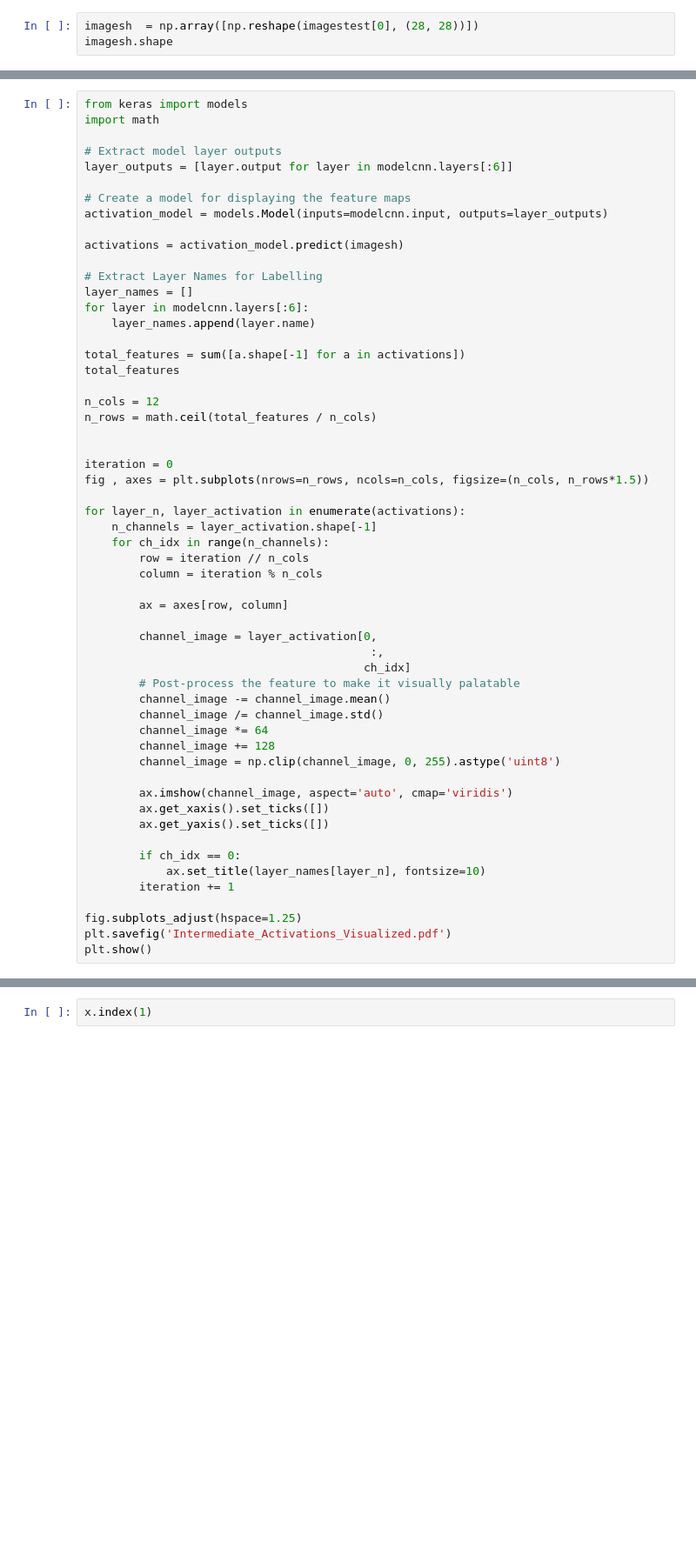
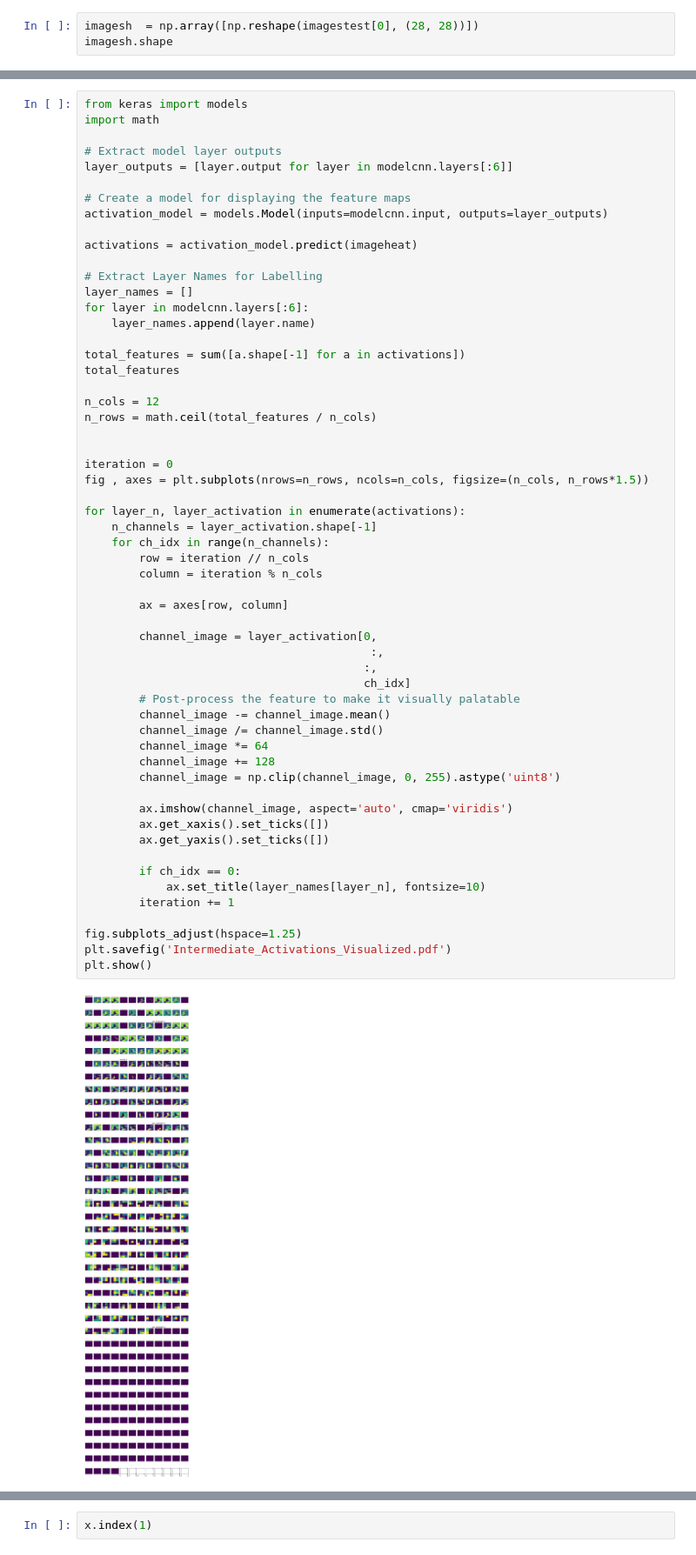
Before and after one commit to alex21738/Image_Classification-American_Sign_Language, a Jupyter notebook: ASL image classification.ipynb, the cells around one changed output, grey strips where cells are left out. Shown: that part at 87% size. Cells and saved outputs as stored; diff of their text form; blank space fills up the shorter version.

```diff
--- a/ASL image classification.ipynb
+++ b/ASL image classification.ipynb
@@ -331,7 +374,7 @@ layer_outputs = [layer.output for layer in modelcnn.layers[:6]]
 # Create a model for displaying the feature maps
 activation_model = models.Model(inputs=modelcnn.input, outputs=layer_outputs)
 
-activations = activation_model.predict(imagesh)
+activations = activation_model.predict(imageheat)
 
 # Extract Layer Names for Labelling
 layer_names = []
@@ -350,30 +393,33 @@ fig , axes = plt.subplots(nrows=n_rows, ncols=n_cols, figsize=(n_cols, n_rows*1.
 
 for layer_n, layer_activation in enumerate(activations):
     n_channels = layer_activation.shape[-1]
     for ch_idx in range(n_channels):
         row = iteration // n_cols
         column = iteration % n_cols
 
         ax = axes[row, column]
 
         channel_image = layer_activation[0,
                                           :,
+                                         :,
                                          ch_idx]
         # Post-process the feature to make it visually palatable
         channel_image -= channel_image.mean()
         channel_image /= channel_image.std()
         channel_image *= 64
         channel_image += 128
         channel_image = np.clip(channel_image, 0, 255).astype('uint8')
 
         ax.imshow(channel_image, aspect='auto', cmap='viridis')
         ax.get_xaxis().set_ticks([])
         ax.get_yaxis().set_ticks([])
 
         if ch_idx == 0:
             ax.set_title(layer_names[layer_n], fontsize=10)
         iteration += 1
 
 fig.subplots_adjust(hspace=1.25)
 plt.savefig('Intermediate_Activations_Visualized.pdf')
 plt.show()
+# %% [output]
+[figure, added]
```
Also changed, not shown: parts of 16 cells of this notebook, 2 other files.
